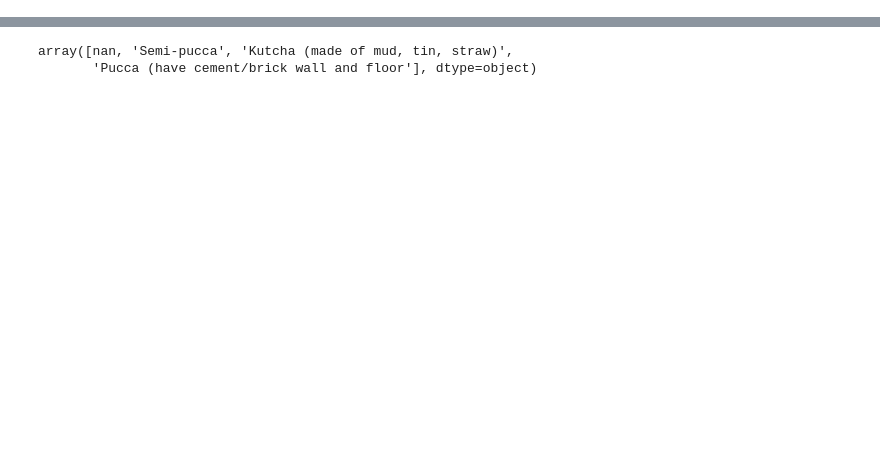
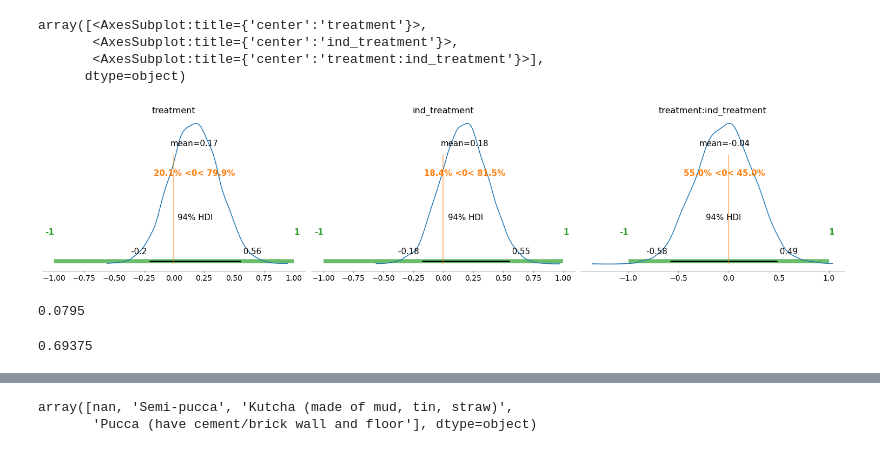
Before and after one commit to vlab-research/vlab, a Jupyter notebook: responses.ipynb, the cells around one changed output, grey strips where cells are left out. Drawn from its saved outputs; the diff is of its cells as text; code cells hidden in the pictures; blank space fills up the shorter version.

```diff
--- a/responses.ipynb
+++ b/responses.ipynb
@@ -93,0 +106,2 @@ WARNING:root:Removing 1 users for duplication
+# %%
+netusers = ied[(ied.hasmosquitonet == 'Yes')].userid.unique()
@@ -93,0 +214,4 @@ WARNING:root:Removing 1 users for duplication
+# %%
+model = Model(ied[(ied.userid.isin(netusers)) & ied.sleepundernet.notna()].reset_index(drop=True))
+# %%
+results = model.fit('sleepundernet ~ treatment*ind_treatment', family='bernoulli', draws=2_000, tune=4_000)
@@ -93,0 +227,16 @@ WARNING:root:Removing 1 users for duplication
+# %%
+az.plot_posterior(results, var_names=['treatment','ind_treatment', 'treatment:ind_treatment'], ref_val=0, rope=[-1, 1])
+# %% [output]
+array([<AxesSubplot:title={'center':'treatment'}>,
+       <AxesSubplot:title={'center':'ind_treatment'}>,
+       <AxesSubplot:title={'center':'treatment:ind_treatment'}>],
+      dtype=object)
+[figure, added]
+# %%
+((results.posterior.treatment.values < 0) & (results.posterior.ind_treatment.values < 0)).mean()
+# %% [output]
+0.0795
+# %%
+((results.posterior.treatment.values > 0) & (results.posterior.ind_treatment.values > 0)).mean()
+# %% [output]
+0.69375
```
Also changed, not shown: parts of 196 cells of this notebook, 5 other files.
